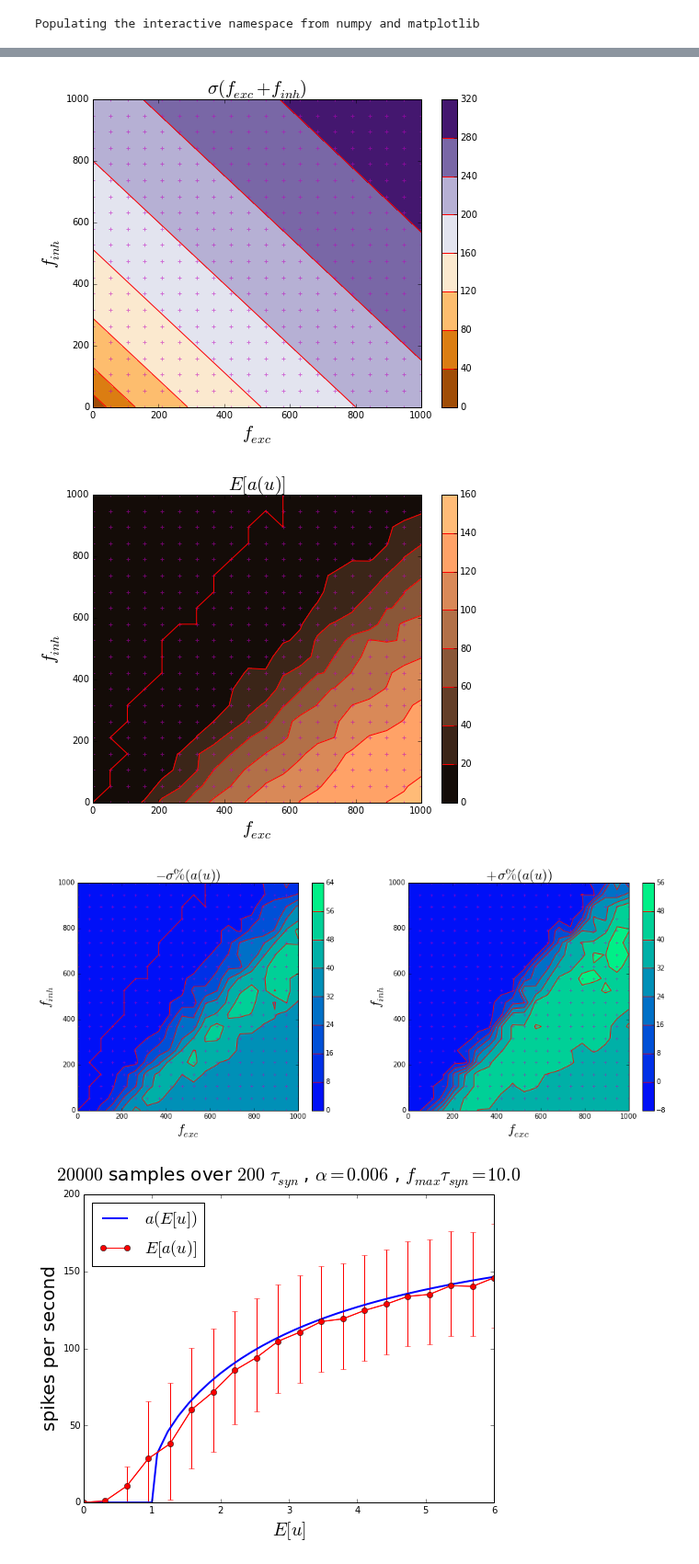
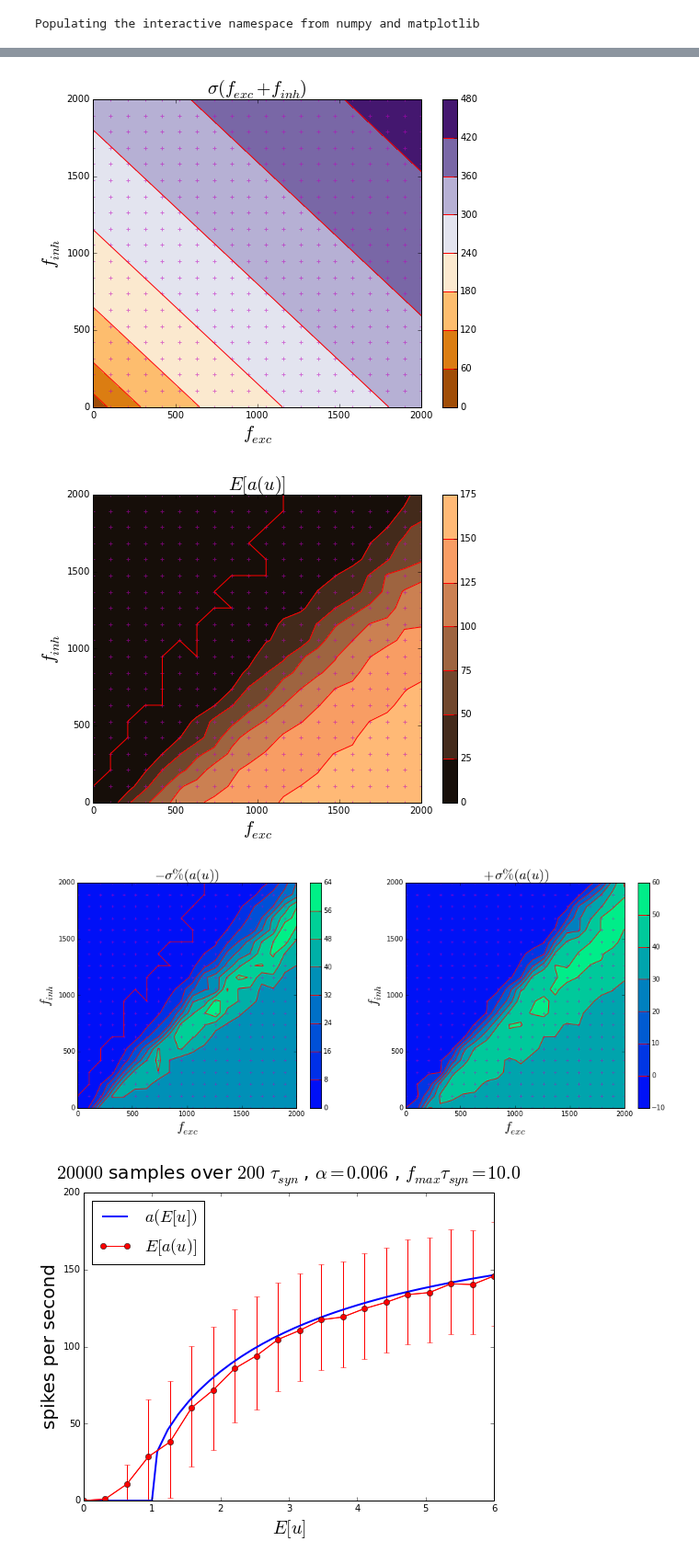
Before and after one commit to samfok/notebooks, a Jupyter notebook: neuron/LIF_statistics.ipynb, the cells around one changed output, grey strips where cells are left out. Shown at 92% size. Drawn from its saved outputs; the diff is of its cells as text; code cells hidden in the pictures.

```diff
--- a/neuron/LIF_statistics.ipynb
+++ b/neuron/LIF_statistics.ipynb
@@ -331,7 +331,7 @@ class LIF_IO_Collector(object):
             retval = tuning
         return retval
 # %%
-def fexc_finh_sweep(neuronp, filt_tau=.01, k_trans=5, max_u=6., max_f=1000., npts=10):
+def fexc_finh_sweep(neuronp, filt_tau=.01, k_trans=5, max_u=6., max_f=1000., npts=10, fname_pre='', max_proc=None, close=False):
     alpha = max_u/max_f
 
     fexc = np.linspace(0, max_f, npts)
@@ -346,7 +346,7 @@ def fexc_finh_sweep(neuronp, filt_tau=.01, k_trans=5, max_u=6., max_f=1000., npt
     dt = .0001
 
     io_collector = LIF_IO_Collector(dt=dt, T=T, alpha=alpha, neuronp=neuronp, filt_tau=filt_tau, k_trans=k_trans)
-    tuning, dev1s_l, dev1s_u = io_collector.collect_io_stats(fexc=fexc_g, finh=finh_g, ret_dev1s=True, max_proc=None)
+    tuning, dev1s_l, dev1s_u = io_collector.collect_io_stats(fexc=fexc_g, finh=finh_g, ret_dev1s=True, max_proc=max_proc)
 
     # E[u]
     fig, ax = plot_contour(fexc_g, finh_g, u_g, contourfp={'cmap':plt.cm.BrBG}, contourp={'colors':'r'},
@@ -354,8 +354,8 @@ def fexc_finh_sweep(neuronp, filt_tau=.01, k_trans=5, max_u=6., max_f=1000., npt
                            xlabel=r'$f_{exc}$', xlabelp={'fontsize':20}, ylabel=r'$f_{inh}$', ylabelp={'fontsize':20},
                            title=r'$E[u]$', titlep={'fontsize':20})
     plot_scatter(fexc_g, finh_g, scatterp={'c':'m', 'marker':'+', 'alpha':.5}, ax=ax,
-                 xlim=(fexc[0], fexc[-1]), ylim=(finh[0], finh[-1]),
-                 fname=FIGDIR+'fe_fi_u.png', savep={'dpi':200})
+                 xlim=(fexc[0], fexc[-1]), ylim=(finh[0], finh[-1]), close=close,
+                 fname=FIGDIR+fname_pre+'fe_fi_u.png', savep={'dpi':200})
 
     # a(E[u]))
     fig, ax = plot_contour(fexc_g, finh_g, tuning_th, contourfp={'cmap':plt.cm.copper}, contourp={'colors':'r'},
@@ -363,8 +363,8 @@ def fexc_finh_sweep(neuronp, filt_tau=.01, k_trans=5, max_u=6., max_f=1000., npt
                            xlabel=r'$f_{exc}$', xlabelp={'fontsize':20}, ylabel=r'$f_{inh}$', ylabelp={'fontsize':20},
                            title=r'$a(E[u])$', titlep={'fontsize':20})
     plot_scatter(fexc_g, finh_g, scatterp={'c':'m', 'marker':'+', 'alpha':.5}, ax=ax,
-                 xlim=(fexc[0], fexc[-1]), ylim=(finh[0], finh[-1]),
-                 fname=FIGDIR+'fe_fi_tuning_th.png', savep={'dpi':200})
+                 xlim=(fexc[0], fexc[-1]), ylim=(finh[0], finh[-1]), close=close,
+                 fname=FIGDIR+fname_pre+'fe_fi_tuning_th.png', savep={'dpi':200})
 
     # sqrt(Var(u))
     fig, ax = plot_contour(fexc_g, finh_g, s_g, contourfp={'cmap':plt.cm.PuOr}, contourp={'colors':'r'},
@@ -372,8 +372,8 @@ def fexc_finh_sweep(neuronp, filt_tau=.01, k_trans=5, max_u=6., max_f=1000., npt
                            xlabel=r'$f_{exc}$', xlabelp={'fontsize':20}, ylabel=r'$f_{inh}$', ylabelp={'fontsize':20},
                            title=r'$\sigma(f_{exc}+f_{inh})$', titlep={'fontsize':20})
     plot_scatter(fexc_g, finh_g, scatterp={'c':'m', 'marker':'+', 'alpha':.5}, ax=ax,
-                 xlim=(fexc[0], fexc[-1]), ylim=(finh[0], finh[-1]),
-                 fname=FIGDIR+'fe_fi_noise.png', savep={'dpi':200})
+                 xlim=(fexc[0], fexc[-1]), ylim=(finh[0], finh[-1]), close=close,
+                 fname=FIGDIR+fname_pre+'fe_fi_noise.png', savep={'dpi':200})
 
     # E[a(u)]
     fig, ax = plot_contour(fexc_g, finh_g, tuning, contourfp={'cmap':plt.cm.copper}, contourp={'colors':'r'},
@@ -381,8 +381,8 @@ def fexc_finh_sweep(neuronp, filt_tau=.01, k_trans=5, max_u=6., max_f=1000., npt
                            xlabel=r'$f_{exc}$', xlabelp={'fontsize':20}, ylabel=r'$f_{inh}$', ylabelp={'fontsize':20},
                            title=r'$E[a(u)]$', titlep={'fontsize':20})
     plot_scatter(fexc_g, finh_g, scatterp={'c':'m', 'marker':'+', 'alpha':.5}, ax=ax,
-                 xlim=(fexc[0], fexc[-1]), ylim=(finh[0], finh[-1]),
-                 fname=FIGDIR+'fe_fi_noisy_tuning.png', savep={'dpi':200})
+                 xlim=(fexc[0], fexc[-1]), ylim=(finh[0], finh[-1]), close=close,
+                 fname=FIGDIR+fname_pre+'fe_fi_noisy_tuning.png', savep={'dpi':200})
 
     # Var(a(u))
     fig, ax = plot_contour(fexc_g, finh_g, dev1s_l, contourfp={'cmap':plt.cm.winter}, contourp={'colors':'r'},
@@ -396,9 +396,23 @@ def fexc_finh_sweep(neuronp, filt_tau=.01, k_trans=5, max_u=6., max_f=1000., npt
                            xlabel=r'$f_{exc}$', xlabelp={'fontsize':20}, ylabel=r'$f_{inh}$', ylabelp={'fontsize':20},
                            title=r'$+\sigma\%(a(u))$', titlep={'fontsize':20})
     plot_scatter(fexc_g, finh_g, scatterp={'c':'m', 'marker':'+', 'alpha':.5}, ax=ax,
-                 xlim=(fexc[0], fexc[-1]), ylim=(finh[0], finh[-1]),
-                 fname=FIGDIR+'fe_fi_noisy_tuning.png', savep={'dpi':200});
+                 xlim=(fexc[0], fexc[-1]), ylim=(finh[0], finh[-1]), close=close,
+                 fname=FIGDIR+fname_pre+'fe_fi_noisy_tuning.png', savep={'dpi':200});
 
 neuronp = dict(tau_syn=.01, tau_m=.01, tref=.005, xt=1.)
-fexc_finh_sweep(neuronp=neuronp, filt_tau=.01, k_trans=5, max_u=6., max_f=1000., npts=20)
+
+max_u = 6.
+max_f = 1000.
+fname_pre = 'max_u%.1f_max_f%d_' % (max_u, int(max_f))
+fexc_finh_sweep(neuronp=neuronp, filt_tau=.01, k_trans=5, max_u=max_u, max_f=max_f, npts=20, fname_pre=fname_pre, close=True)
+
+max_u = 12.
+max_f = 2000.
+fname_pre = 'max_u%.1f_max_f%d_' % (max_u, int(max_f))
+fexc_finh_sweep(neuronp=neuronp, filt_tau=.01, k_trans=5, max_u=max_u, max_f=max_f, npts=20, fname_pre=fname_pre)
+
+max_u = 6.
+max_f = 2000.
+fname_pre = 'max_u%.1f_max_f%d_' % (max_u, int(max_f))
+fexc_finh_sweep(neuronp=neuronp, filt_tau=.01, k_trans=5, max_u=max_u, max_f=max_f, npts=20, fname_pre=fname_pre, close=True)
 # %% [output]
@@ -407,6 +421,6 @@ fexc_finh_sweep(neuronp=neuronp, filt_tau=.01, k_trans=5, max_u=6., max_f=1000.,
-[figure, old version]
+[figure, new version]
-[figure, old version]
+[figure, new version]
-[figure, old version]
+[figure, new version]
 # %%
 # Neuron response to spiking input
 OUTSTATSDIR = 'lif_outstats/'
```
Also changed, not shown: parts of 2 cells of this notebook.
